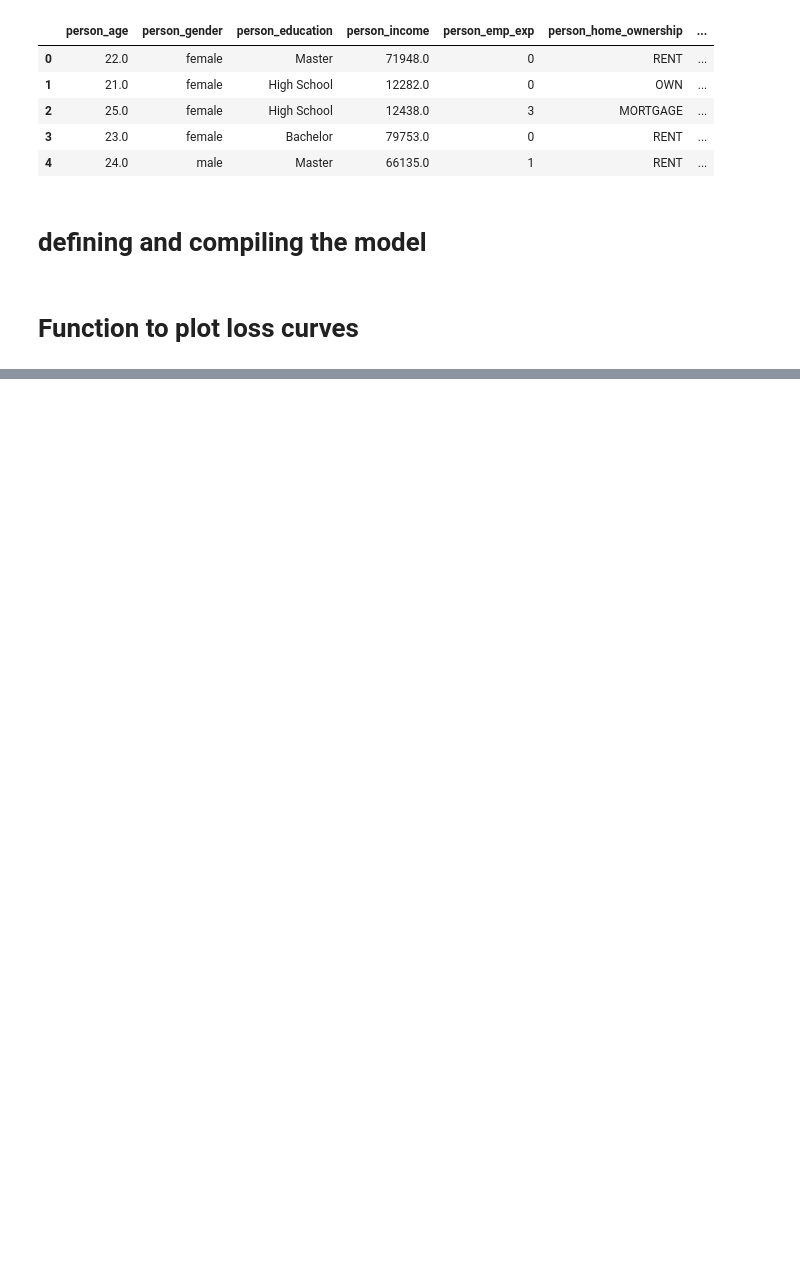
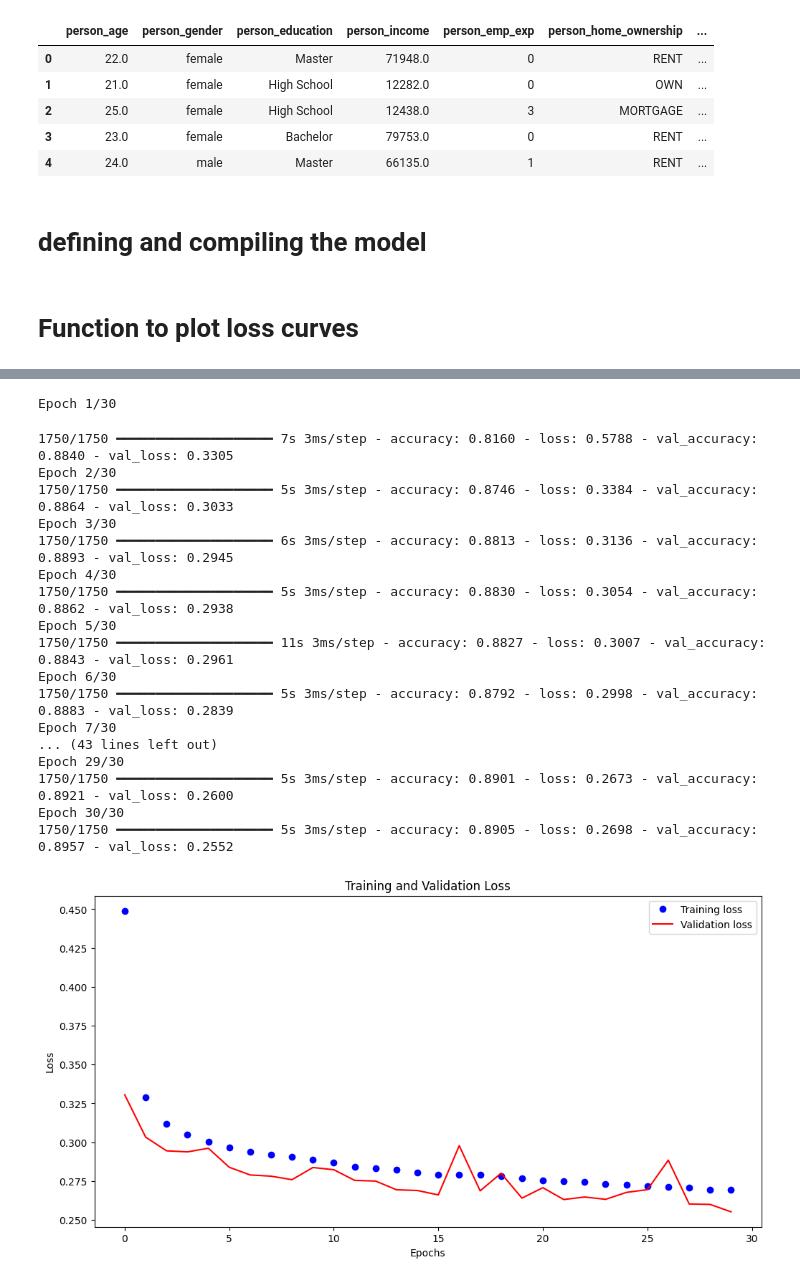
Before and after one commit to Samenergy/Formative-1-Databases, a Jupyter notebook: Notebook.ipynb, the cells around one changed output, grey strips where cells are left out. Cells and saved outputs as stored; diff of their text form; code cells hidden in the pictures; blank space fills up the shorter version.

```diff
--- a/Notebook.ipynb
+++ b/Notebook.ipynb
@@ -98,0 +146,24 @@ def loss_curve_plot(history):
+# %%
+# Model 4: Adam optimizer with different dropout rate
+model_4, history_4 = define_model(optimizer='adam', regularization=0.005, early_stopping=False, dropout=0.3, learning_rate=0.0005)
+loss_curve_plot(history_4)
+# %% [output]
+Epoch 1/30
+1750/1750 ━━━━━━━━━━━━━━━━━━━━ 7s 3ms/step - accuracy: 0.8160 - loss: 0.5788 - val_accuracy: 0.8840 - val_loss: 0.3305
+Epoch 2/30
+1750/1750 ━━━━━━━━━━━━━━━━━━━━ 5s 3ms/step - accuracy: 0.8746 - loss: 0.3384 - val_accuracy: 0.8864 - val_loss: 0.3033
+Epoch 3/30
+1750/1750 ━━━━━━━━━━━━━━━━━━━━ 6s 3ms/step - accuracy: 0.8813 - loss: 0.3136 - val_accuracy: 0.8893 - val_loss: 0.2945
+Epoch 4/30
+1750/1750 ━━━━━━━━━━━━━━━━━━━━ 5s 3ms/step - accuracy: 0.8830 - loss: 0.3054 - val_accuracy: 0.8862 - val_loss: 0.2938
+Epoch 5/30
+1750/1750 ━━━━━━━━━━━━━━━━━━━━ 11s 3ms/step - accuracy: 0.8827 - loss: 0.3007 - val_accuracy: 0.8843 - val_loss: 0.2961
+Epoch 6/30
+1750/1750 ━━━━━━━━━━━━━━━━━━━━ 5s 3ms/step - accuracy: 0.8792 - loss: 0.2998 - val_accuracy: 0.8883 - val_loss: 0.2839
+Epoch 7/30
+... (43 lines left out)
+Epoch 29/30
+1750/1750 ━━━━━━━━━━━━━━━━━━━━ 5s 3ms/step - accuracy: 0.8901 - loss: 0.2673 - val_accuracy: 0.8921 - val_loss: 0.2600
+Epoch 30/30
+1750/1750 ━━━━━━━━━━━━━━━━━━━━ 5s 3ms/step - accuracy: 0.8905 - loss: 0.2698 - val_accuracy: 0.8957 - val_loss: 0.2552
+[figure, added]
```
Also changed, not shown: parts of 2 cells of this notebook.
